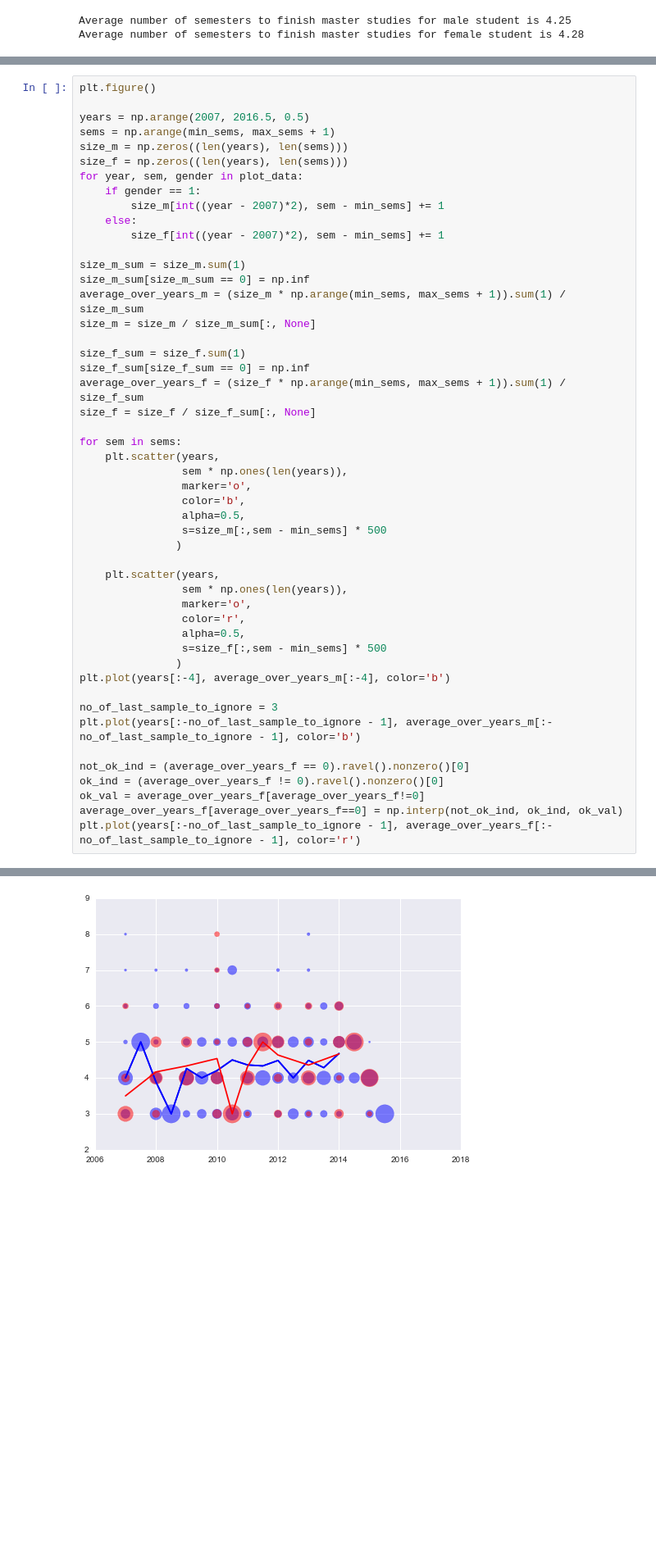
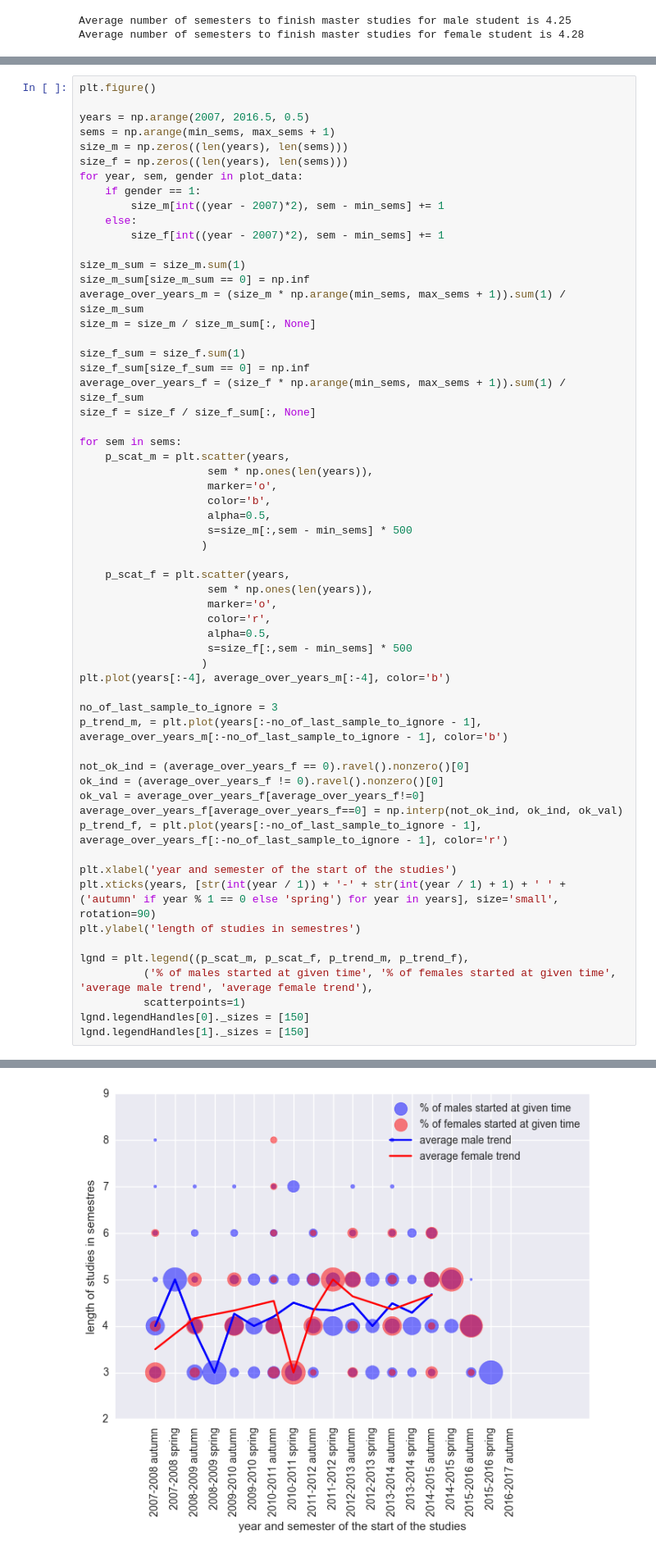
Before and after one commit to korcek-juraj/Homework, a Jupyter notebook: 02 - Data from the Web/Data from the Web.ipynb, the cells around one changed output, grey strips where cells are left out. Shown: that part at 82% size. Saved outputs shown, nothing was run; the diff lists cells and outputs as text; blank space fills up the shorter version.

Commit message:
added axis labels, legends to plots

```diff
--- a/02 - Data from the Web/Data from the Web.ipynb
+++ b/02 - Data from the Web/Data from the Web.ipynb
@@ -735,29 +737,39 @@ average_over_years_f = (size_f * np.arange(min_sems, max_sems + 1)).sum(1) / siz
 size_f = size_f / size_f_sum[:, None]
 
 for sem in sems:
-    plt.scatter(years,
-                sem * np.ones(len(years)),
-                marker='o',
-                color='b',
-                alpha=0.5,
-                s=size_m[:,sem - min_sems] * 500
-               )
+    p_scat_m = plt.scatter(years,
+                    sem * np.ones(len(years)),
+                    marker='o',
+                    color='b',
+                    alpha=0.5,
+                    s=size_m[:,sem - min_sems] * 500
+                   )
 
-    plt.scatter(years,
-                sem * np.ones(len(years)),
-                marker='o',
-                color='r',
-                alpha=0.5,
-                s=size_f[:,sem - min_sems] * 500
-               )
+    p_scat_f = plt.scatter(years,
+                    sem * np.ones(len(years)),
+                    marker='o',
+                    color='r',
+                    alpha=0.5,
+                    s=size_f[:,sem - min_sems] * 500
+                   )
 plt.plot(years[:-4], average_over_years_m[:-4], color='b')
 
 no_of_last_sample_to_ignore = 3
-plt.plot(years[:-no_of_last_sample_to_ignore - 1], average_over_years_m[:-no_of_last_sample_to_ignore - 1], color='b')
+p_trend_m, = plt.plot(years[:-no_of_last_sample_to_ignore - 1], average_over_years_m[:-no_of_last_sample_to_ignore - 1], color='b')
 
 not_ok_ind = (average_over_years_f == 0).ravel().nonzero()[0]
 ok_ind = (average_over_years_f != 0).ravel().nonzero()[0]
 ok_val = average_over_years_f[average_over_years_f!=0]
 average_over_years_f[average_over_years_f==0] = np.interp(not_ok_ind, ok_ind, ok_val)
-plt.plot(years[:-no_of_last_sample_to_ignore - 1], average_over_years_f[:-no_of_last_sample_to_ignore - 1], color='r')
+p_trend_f, = plt.plot(years[:-no_of_last_sample_to_ignore - 1], average_over_years_f[:-no_of_last_sample_to_ignore - 1], color='r')
+
+plt.xlabel('year and semester of the start of the studies')
+plt.xticks(years, [str(int(year / 1)) + '-' + str(int(year / 1) + 1) + ' ' + ('autumn' if year % 1 == 0 else 'spring') for year in years], size='small', rotation=90)
+plt.ylabel('length of studies in semestres')
+
+lgnd = plt.legend((p_scat_m, p_scat_f, p_trend_m, p_trend_f),
+          ('% of males started at given time', '% of females started at given time', 'average male trend', 'average female trend'),
+          scatterpoints=1)
+lgnd.legendHandles[0]._sizes = [150]
+lgnd.legendHandles[1]._sizes = [150]
 # %% [output]
@@ -765,4 +776,4 @@ plt.plot(years[:-no_of_last_sample_to_ignore - 1], average_over_years_f[:-no_of_
-[figure, old version]
+[figure, new version]
 # %% [markdown]
 Finally, we plot the scatter plot to analyze the number of semesters it took for students of each gender to finish the studies starting at different semesters and years.
 
```
Also changed, not shown: parts of 7 cells of this notebook.
